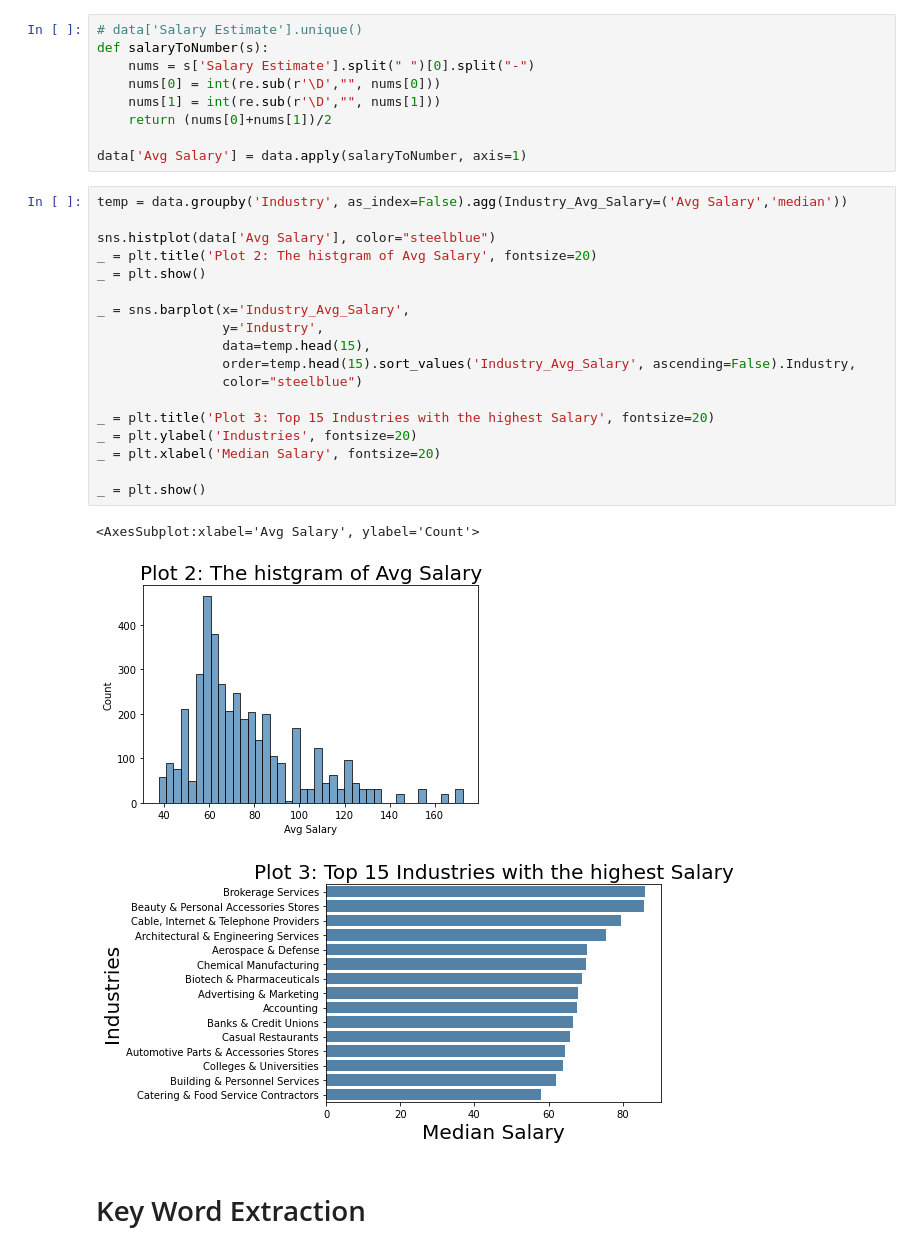
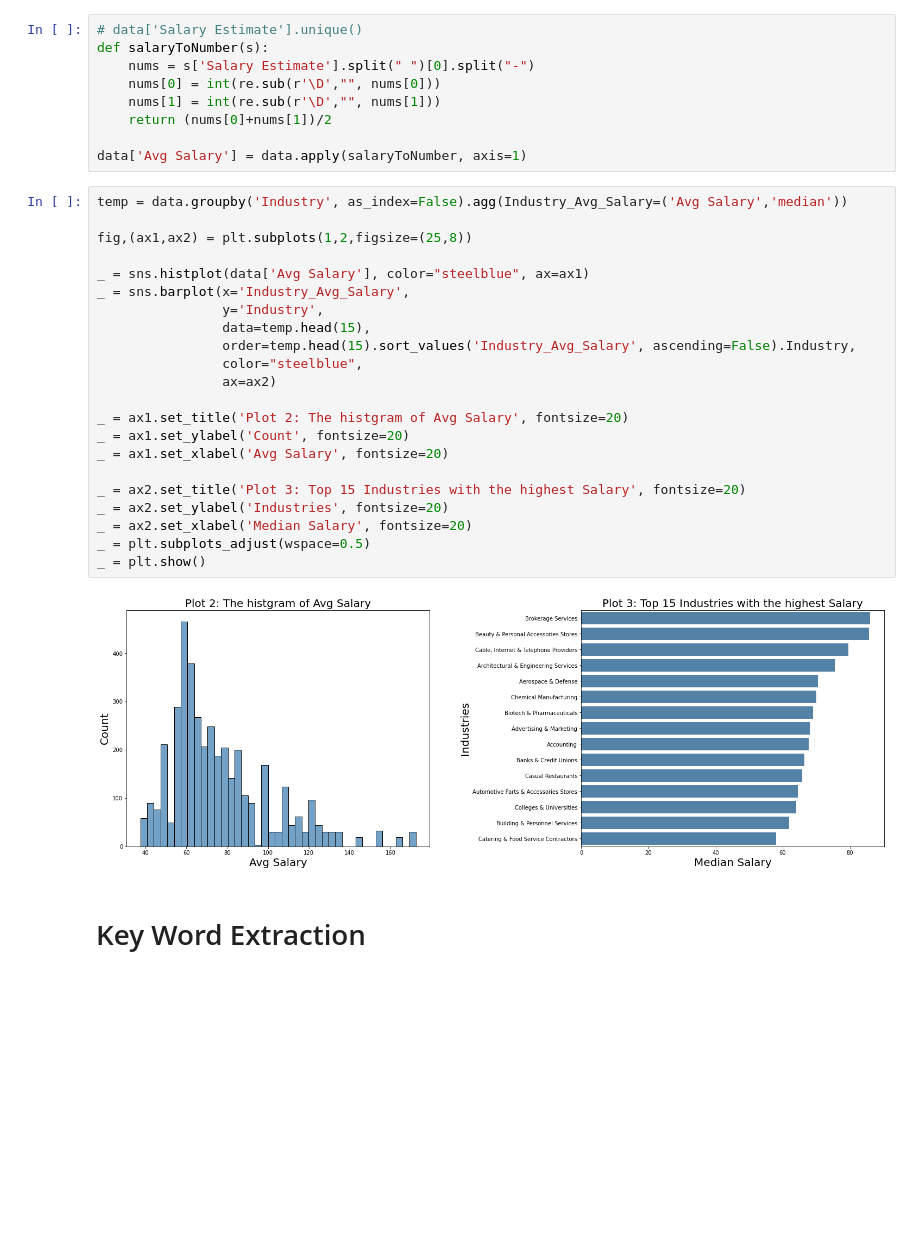
Before and after one commit to VinTheAlpaca/Keyword-Extraction-for-Job-Descriptions, a Jupyter notebook: NLP_for_JD.ipynb, the cells around one changed output. Cells and saved outputs as stored; diff of their text form; blank space fills up the shorter version.

```diff
--- a/NLP_for_JD.ipynb
+++ b/NLP_for_JD.ipynb
@@ -136,24 +134,26 @@ data['Avg Salary'] = data.apply(salaryToNumber, axis=1)
 # %%
 temp = data.groupby('Industry', as_index=False).agg(Industry_Avg_Salary=('Avg Salary','median'))
 
-sns.histplot(data['Avg Salary'], color="steelblue")
-_ = plt.title('Plot 2: The histgram of Avg Salary', fontsize=20)
-_ = plt.show()
+fig,(ax1,ax2) = plt.subplots(1,2,figsize=(25,8))
 
+_ = sns.histplot(data['Avg Salary'], color="steelblue", ax=ax1)
 _ = sns.barplot(x='Industry_Avg_Salary',
                 y='Industry',
                 data=temp.head(15),
                 order=temp.head(15).sort_values('Industry_Avg_Salary', ascending=False).Industry,
-                color="steelblue")
+                color="steelblue",
+                ax=ax2)
 
-_ = plt.title('Plot 3: Top 15 Industries with the highest Salary', fontsize=20)
-_ = plt.ylabel('Industries', fontsize=20)
-_ = plt.xlabel('Median Salary', fontsize=20)
+_ = ax1.set_title('Plot 2: The histgram of Avg Salary', fontsize=20)
+_ = ax1.set_ylabel('Count', fontsize=20)
+_ = ax1.set_xlabel('Avg Salary', fontsize=20)
 
+_ = ax2.set_title('Plot 3: Top 15 Industries with the highest Salary', fontsize=20)
+_ = ax2.set_ylabel('Industries', fontsize=20)
+_ = ax2.set_xlabel('Median Salary', fontsize=20)
+_ = plt.subplots_adjust(wspace=0.5)
 _ = plt.show()
 # %% [output]
-<AxesSubplot:xlabel='Avg Salary', ylabel='Count'>
-[figure, old version]
+[figure, new version]
-[figure, removed]
 # %% [markdown]
 # Key Word Extraction
```
Also changed, not shown: parts of 14 cells of this notebook.
